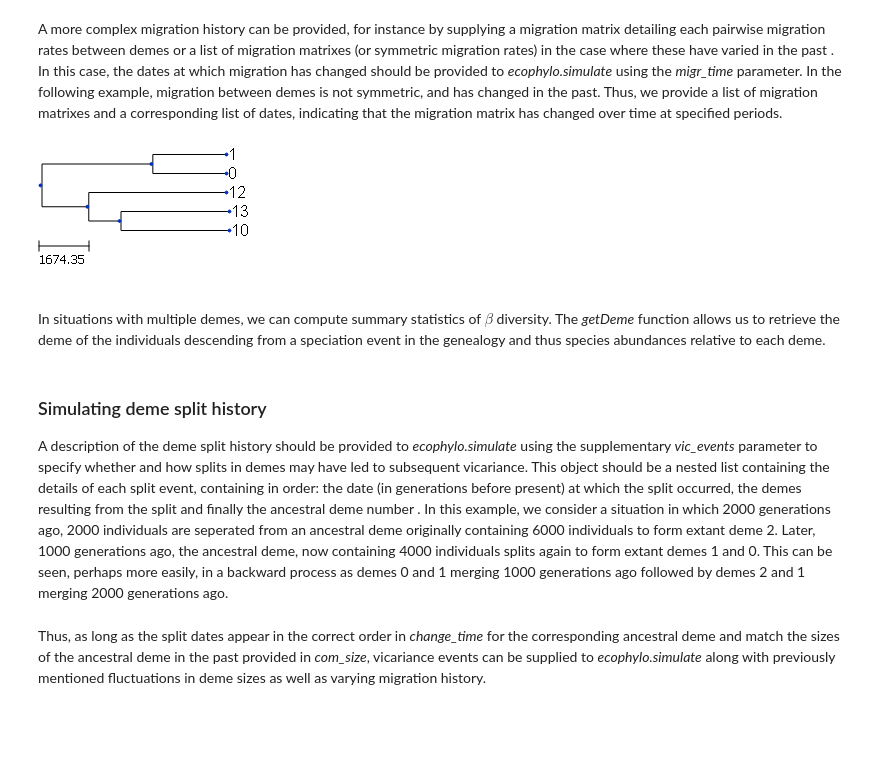
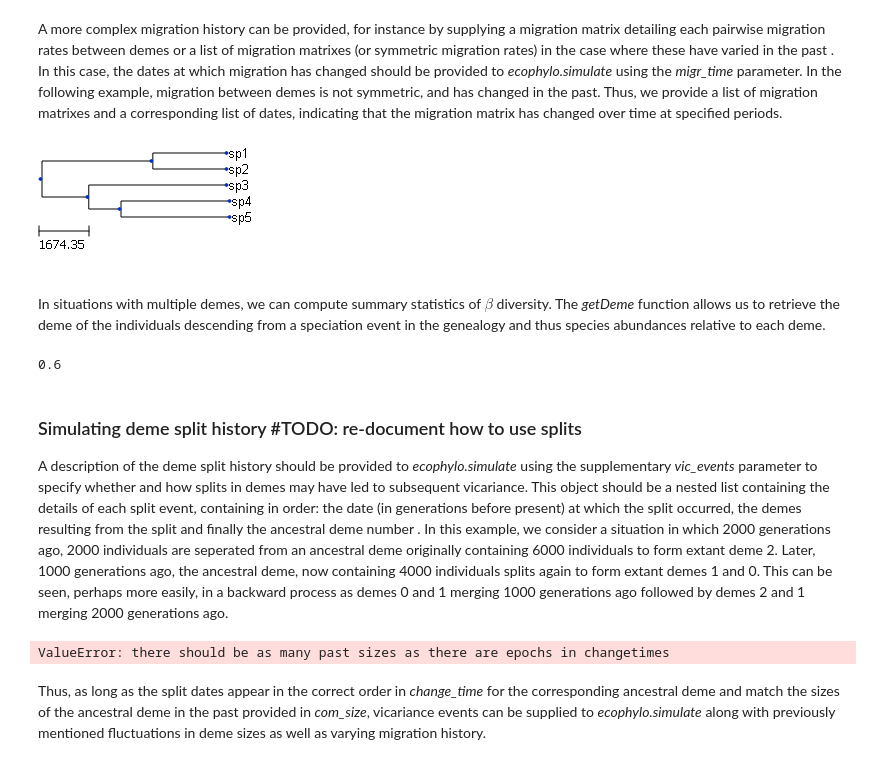
Before and after one commit to thegreatlizzyator/ecophylo, a Jupyter notebook: ms_mee/ms.ipynb, the cells around one changed output. Saved outputs shown, nothing was run; the diff lists cells and outputs as text; code cells hidden in the pictures; blank space fills up the shorter version.

```diff
--- a/ms_mee/ms.ipynb
+++ b/ms_mee/ms.ipynb
@@ -101,55 +104,59 @@ tree.render("%%inline")
 A more complex migration history can be provided, for instance by supplying a migration matrix detailing each pairwise migration rates between demes or a list of migration matrixes (or symmetric migration rates) in the case where these have varied in the past . In this case, the dates at which migration has changed should be provided to *ecophylo.simulate* using the *migr_time* parameter. In the following example, migration between demes is not symmetric, and has changed in the past. Thus, we provide a list of migration matrixes and a corresponding list of dates, indicating that the migration matrix has changed over time at specified periods.
 # %%
 samples = [5, 10] # the number of sampled individuals in each deme
-com_size = [[1000,2500],[4000,5000,6000]] # the sizes of the demes in the past, again the first element should be the present deme size
-changetime = [[0,100], [0,300,400]] # the dates in the past (in generation time) at wich each demes has changed size
+deme_sizes = [[1000,2500],[4000,5000,6000]] # the sizes of the demes in the past, again the first element should be the present deme size
+changetimes = [[0,100], [0,300,400]] # the dates in the past (in generation time) at wich each demes has changed size
 
 migr = [[[0,0.1],
         [0.2,0]]
         ,
         [[0,0.3],
         [0.4,0]]
         ,
         [[0,0.5],
         [0.6,0]]
         ,
         [[0,0.7],
         [0.6,0]]] # the migration matrixes between demes in the past, the first element is the current migration matrix
 
-migr_time = [0, 100, 200, 300] # the dates in the past (in generation time) at which the migration rate has changed
+migr_times = [0, 100, 200, 300] # the dates in the past (in generation time) at which the migration rate has changed
 
 tree = ecophylo.simulate(samples = samples,
-                         com_size= com_size,
+                         deme_sizes= deme_sizes,
                          mu = mu,
-                         changetime= changetime,
+                         changetimes= changetimes,
                          migr = migr,
-                         migr_time = migr_time, seed= 42)
+                         migr_times = migr_times, seed= 42)
 
 tree.render("%%inline")
 # %% [output]
-[figure, old version]
+[figure, new version]
 # %% [markdown]
 In situations with multiple demes, we can compute summary statistics of $\beta$ diversity. The *getDeme* function allows us to retrieve the deme of the individuals descending from a speciation event in the genealogy and thus species abundances relative to each deme.
 # %%
 demes = ecophylo.getDeme(tree)
 beta = sum([all([l>0 for l in list]) for list in demes]) / len(demes)
 beta
+# %% [output]
+0.6
 # %% [markdown]
-### Simulating deme split history
+### Simulating deme split history #TODO: re-document how to use splits
 
 A description of the deme split history should be provided to *ecophylo.simulate* using the supplementary *vic_events* parameter to specify whether and how splits in demes may have led to subsequent vicariance. This object should be a nested list containing the details of each split event, containing in order: the date (in generations before present) at which the split occurred, the demes resulting from the split and finally the ancestral deme number . In this example, we consider a situation in which 2000 generations ago, 2000 individuals are seperated from an ancestral deme originally containing 6000 individuals to form extant deme 2. Later, 1000 generations ago, the ancestral deme, now containing 4000 individuals splits again to form extant demes 1 and 0. This can be seen, perhaps more easily, in a backward process as demes 0 and 1 merging 1000 generations ago followed by demes 2 and 1 merging 2000 generations ago.
 # %%
 samples = [3,3,3]
-com_size = [[200], [200, 300, 400], [200]]
+deme_sizes = [[200], [200, 300, 400], [200]]
 change_time = [[0], [0, 1000, 2000], [0]]
-vic_events = [[1000, [0,1], 1],
-              [2000, [1,2], 1]]
+splits = [[[0,1], 1, "1"],
+          [[1,2], 1], "2"]
 
 tree = ecophylo.simulate(samples = samples,
-                         com_size= com_size,
+                         deme_sizes= deme_sizes,
                          mu = mu,
-                         changetime= change_time,
-                         vic_events = vic_events, seed= 42)
+                         changetimes= changetimes,
+                         splits = splits, seed= 42)
+# %% [output]
+ValueError: there should be as many past sizes as there are epochs in changetimes
 # %% [markdown]
 Thus, as long as the split dates appear in the correct order in *change_time* for the corresponding ancestral deme and match the sizes of the ancestral deme in the past provided in *com_size*, vicariance events can be supplied to *ecophylo.simulate* along with previously mentioned fluctuations in deme sizes as well as varying migration history.
 # %% [markdown]
```
Also changed, not shown: parts of 9 cells of this notebook.
